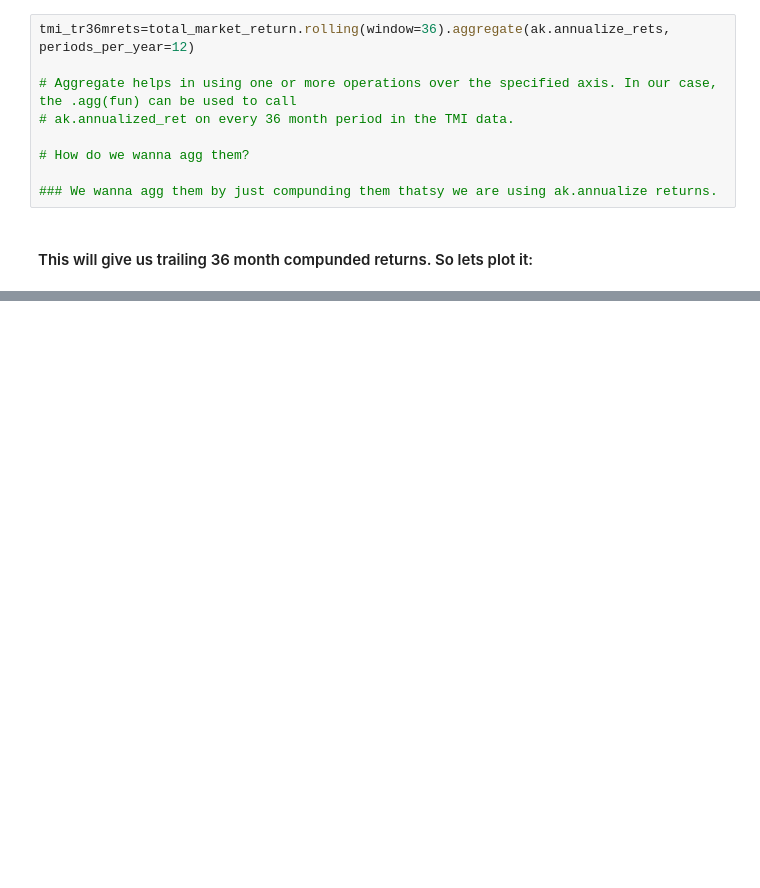
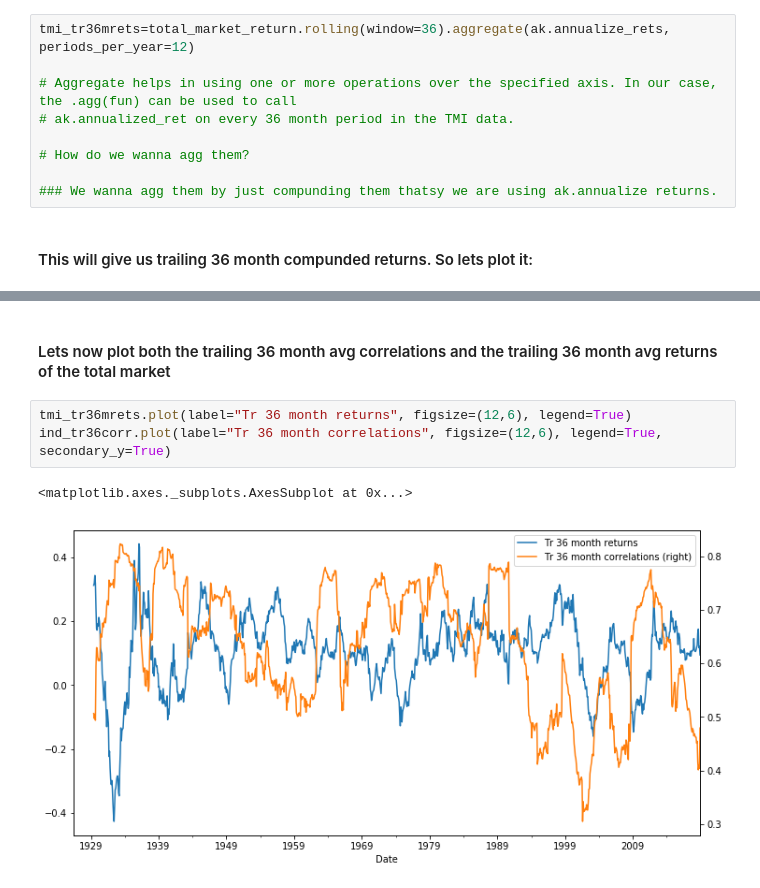
Before and after one commit to biv-neupane7/Investment-management-with-python, a Jupyter notebook: Limits of Diversification.ipynb, the cells around one changed output, grey strips where cells are left out. Drawn from its saved outputs; the diff is of its cells as text; blank space fills up the shorter version.

```diff
--- a/Limits of Diversification.ipynb
+++ b/Limits of Diversification.ipynb
@@ -158,0 +269,8 @@ total_market_return.plot(figsize=(12,6), label="Returns of the Total Market Inde
+# %% [markdown]
+#### Lets now plot both the trailing 36 month avg correlations and the trailing 36 month avg returns of the total market
+# %%
+tmi_tr36mrets.plot(label="Tr 36 month returns", figsize=(12,6), legend=True)
+ind_tr36corr.plot(label="Tr 36 month correlations", figsize=(12,6), legend=True, secondary_y=True)
+# %% [output]
+<matplotlib.axes._subplots.AxesSubplot at 0x...>
+[figure, added]
```
Also changed, not shown: parts of 22 cells of this notebook.
